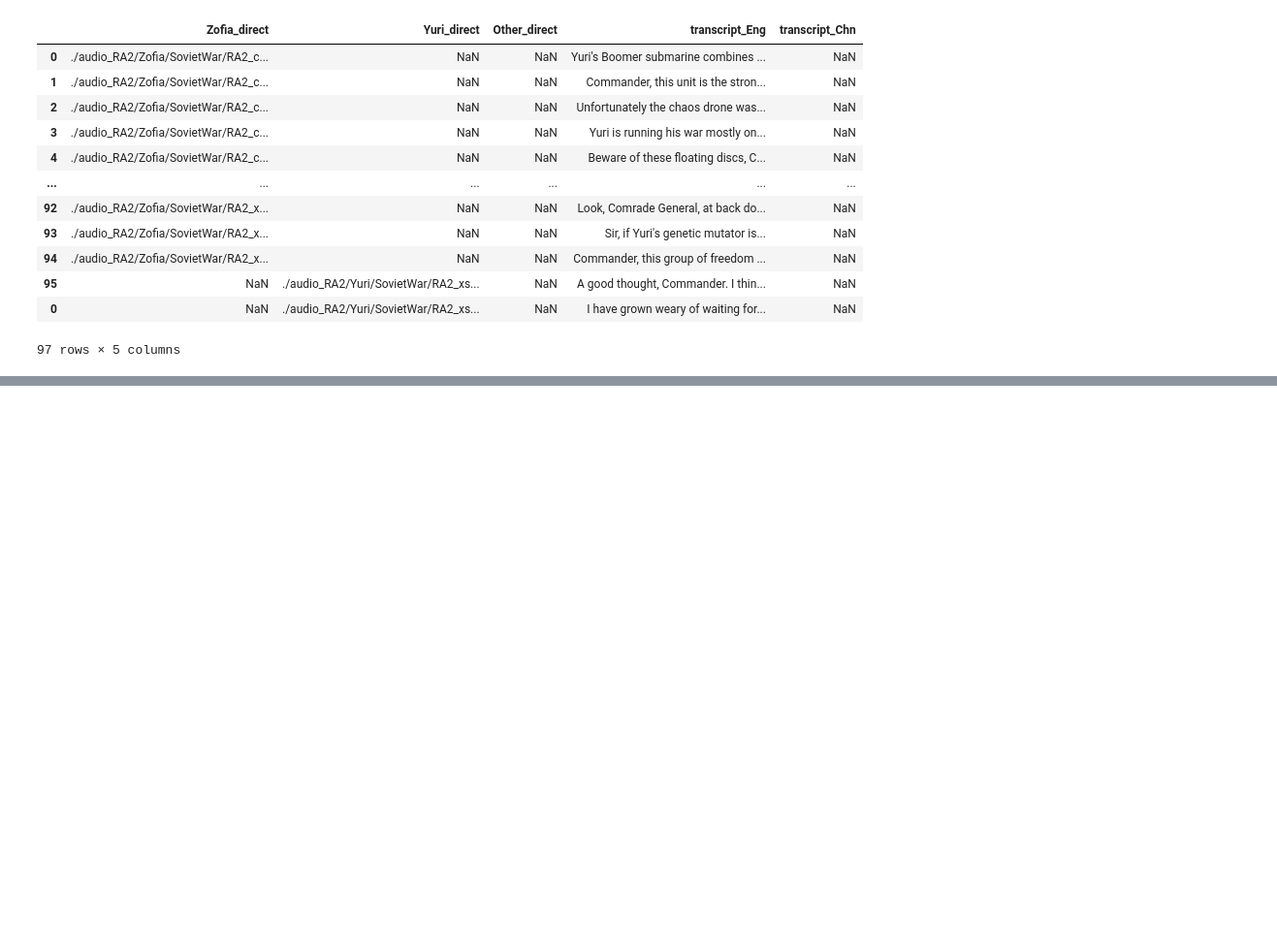
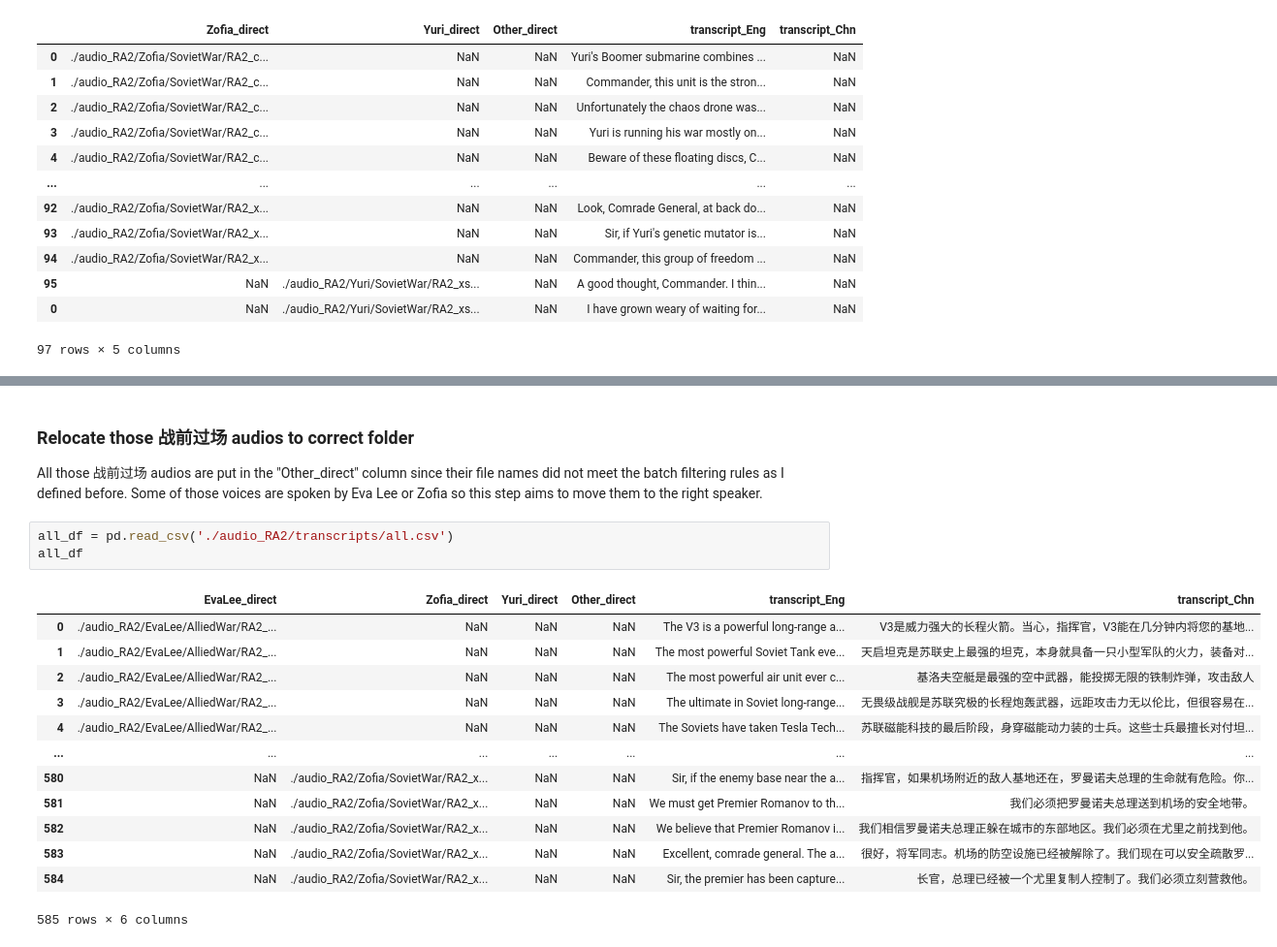
Before and after one commit to junqilu/AudioManipulation, a Jupyter notebook: download_red_alert_voices.ipynb, the cells around one changed output, grey strips where cells are left out. Shown at 97% size. Drawn from its saved outputs; the diff is of its cells as text; blank space fills up the shorter version.

```diff
--- a/download_red_alert_voices.ipynb
+++ b/download_red_alert_voices.ipynb
@@ -993,0 +1174,23 @@ for col in ['Zofia_direct', 'Yuri_direct', 'Other_direct']:
+# %% [markdown]
+### Relocate those 战前过场 audios to correct folder
+All those 战前过场 audios are put in the "Other_direct" column since their file
+names did not meet the batch filtering rules as I defined before. Some of
+those voices are spoken by Eva Lee or Zofia so this step aims to move them
+to the right speaker.
+# %%
+all_df = pd.read_csv('./audio_RA2/transcripts/all.csv')
+all_df
+# %% [output]
+|  | EvaLee_direct | Zofia_direct | Yuri_direct | Other_direct | transcript_Eng | transcript_Chn |
+| 0 | ./audio_RA2/EvaLee/AlliedWar/RA2_... | NaN | NaN | NaN | The V3 is a powerful long-range a... | V3是威力强大的长程火箭。当心，指挥官，V3能在几分钟内将您的基地... |
+| 1 | ./audio_RA2/EvaLee/AlliedWar/RA2_... | NaN | NaN | NaN | The most powerful Soviet Tank eve... | 天启坦克是苏联史上最强的坦克，本身就具备一只小型军队的火力，装备对... |
+| 2 | ./audio_RA2/EvaLee/AlliedWar/RA2_... | NaN | NaN | NaN | The most powerful air unit ever c... | 基洛夫空艇是最强的空中武器，能投掷无限的铁制炸弹，攻击敌人 |
+| 3 | ./audio_RA2/EvaLee/AlliedWar/RA2_... | NaN | NaN | NaN | The ultimate in Soviet long-range... | 无畏级战舰是苏联究极的长程炮轰武器，远距攻击力无以伦比，但很容易在... |
+| 4 | ./audio_RA2/EvaLee/AlliedWar/RA2_... | NaN | NaN | NaN | The Soviets have taken Tesla Tech... | 苏联磁能科技的最后阶段，身穿磁能动力装的士兵。这些士兵最擅长对付坦... |
+| ... | ... | ... | ... | ... | ... | ... |
+| 580 | NaN | ./audio_RA2/Zofia/SovietWar/RA2_x... | NaN | NaN | Sir, if the enemy base near the a... | 指挥官，如果机场附近的敌人基地还在，罗曼诺夫总理的生命就有危险。你... |
+| 581 | NaN | ./audio_RA2/Zofia/SovietWar/RA2_x... | NaN | NaN | We must get Premier Romanov to th... | 我们必须把罗曼诺夫总理送到机场的安全地带。 |
+| 582 | NaN | ./audio_RA2/Zofia/SovietWar/RA2_x... | NaN | NaN | We believe that Premier Romanov i... | 我们相信罗曼诺夫总理正躲在城市的东部地区。我们必须在尤里之前找到他。 |
+| 583 | NaN | ./audio_RA2/Zofia/SovietWar/RA2_x... | NaN | NaN | Excellent, comrade general. The a... | 很好，将军同志。机场的防空设施已经被解除了。我们现在可以安全疏散罗... |
+| 584 | NaN | ./audio_RA2/Zofia/SovietWar/RA2_x... | NaN | NaN | Sir, the premier has been capture... | 长官，总理已经被一个尤里复制人控制了。我们必须立刻营救他。 |
+585 rows × 6 columns
```
Also changed, not shown: parts of 31 cells of this notebook, 3 other files.
